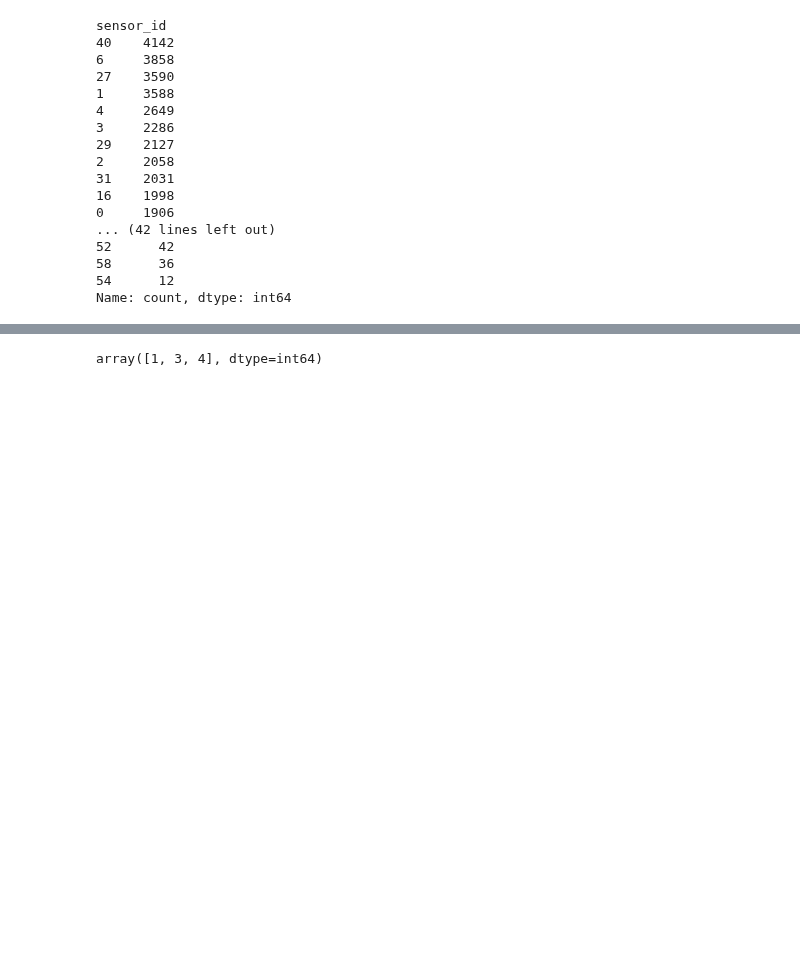
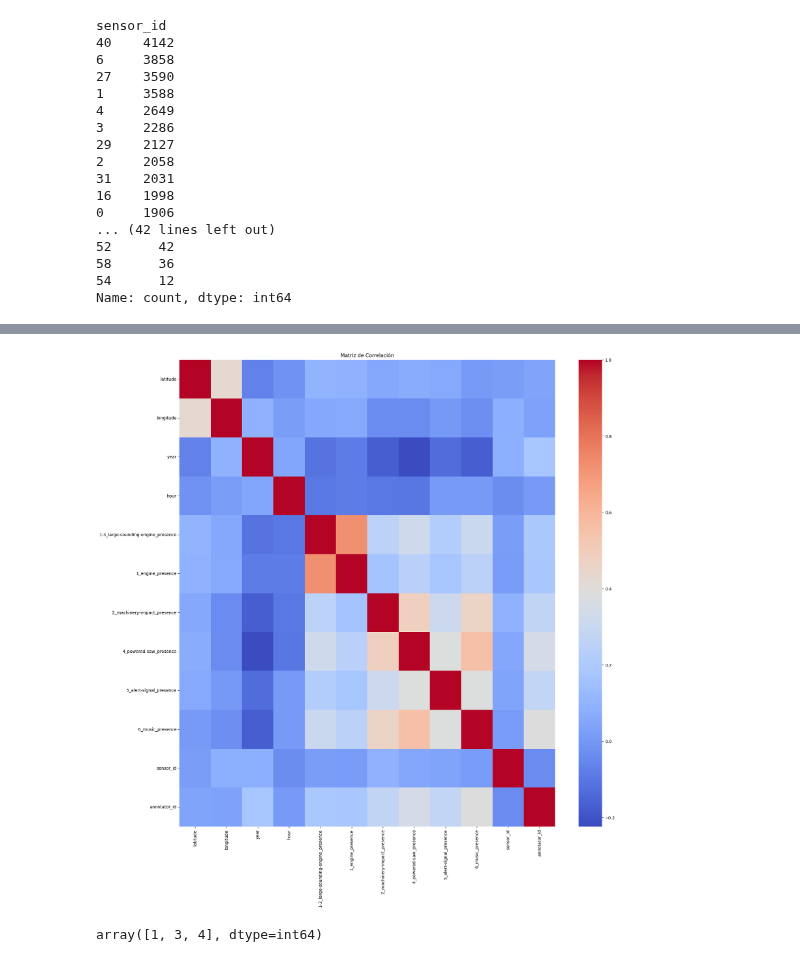
Before and after one commit to clblommberg/MVP_ML_TransporteNY, a Jupyter notebook: notebooks/02_EDA/02_EDA_acustic.ipynb, the cells around one changed output, grey strips where cells are left out. Saved outputs shown, nothing was run; the diff lists cells and outputs as text; code cells hidden in the pictures; blank space fills up the shorter version.

```diff
--- a/notebooks/02_EDA/02_EDA_acustic.ipynb
+++ b/notebooks/02_EDA/02_EDA_acustic.ipynb
@@ -118,6 +118,12 @@ array(['00_026884.wav', '00_026919.wav', '00_027065.wav', ...,
 # %%
 # Eliminar la extensión ".wav" de los valores en la columna "audio_filename"
 df_seleccionado['audio_filename'] = df_seleccionado['audio_filename'].str.replace('.wav', '')
+# %%
+# Asignar códigos numéricos únicos a los valores en la columna 'audio_filename'
+df_seleccionado['audio_filename_code'] = pd.Categorical(df_seleccionado['audio_filename']).codes
+# %%
+# Eliminar temporalmente la columna 'audio_filename' del DataFrame
+df_seleccionado_a = df_seleccionado.drop(columns='audio_filename')
 # %%
 df_seleccionado.audio_filename.value_counts()
 # %% [output]
@@ -177,3 +223,32 @@ memory usage: 19.4+ MB
+# %%
+data2= df_seleccionado_a[['latitude', 'longitude', 'year', 'hour',
+       '1-3_large-sounding-engine_presence', '1_engine_presence',
+       '2_machinery-impact_presence', '4_powered-saw_presence',
+       '5_alert-signal_presence', '6_music_presence', 'sensor_id',
+       'annotator_id']]
+# %%
+import seaborn as sns
+import matplotlib.pyplot as plt
+
+# Calcular la matriz de correlación
+correlation_matrix = data2.corr()
+
+# Configurar el tamaño de la figura
+plt.figure(figsize=(20, 20))
+
+# Crear el heatmap de correlación
+sns.heatmap(correlation_matrix, annot=False, cmap='coolwarm', fmt=".2f")
+
+# Rotar las etiquetas del eje x
+plt.xticks(rotation=90)
+
+# Añadir título
+plt.title('Matriz de Correlación')
+
+# Mostrar la gráfica
+plt.show()
+# %% [output]
+[figure, added]
 # %%
 df_seleccionado.borough.unique()
 # %% [output]
```
Also changed, not shown: parts of 10 cells of this notebook, 15 other files.
